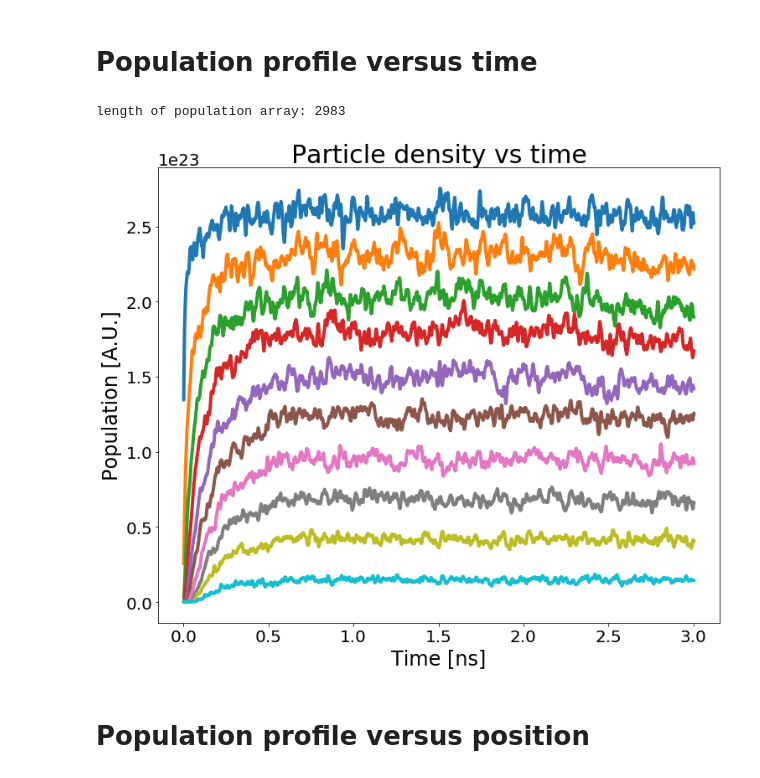
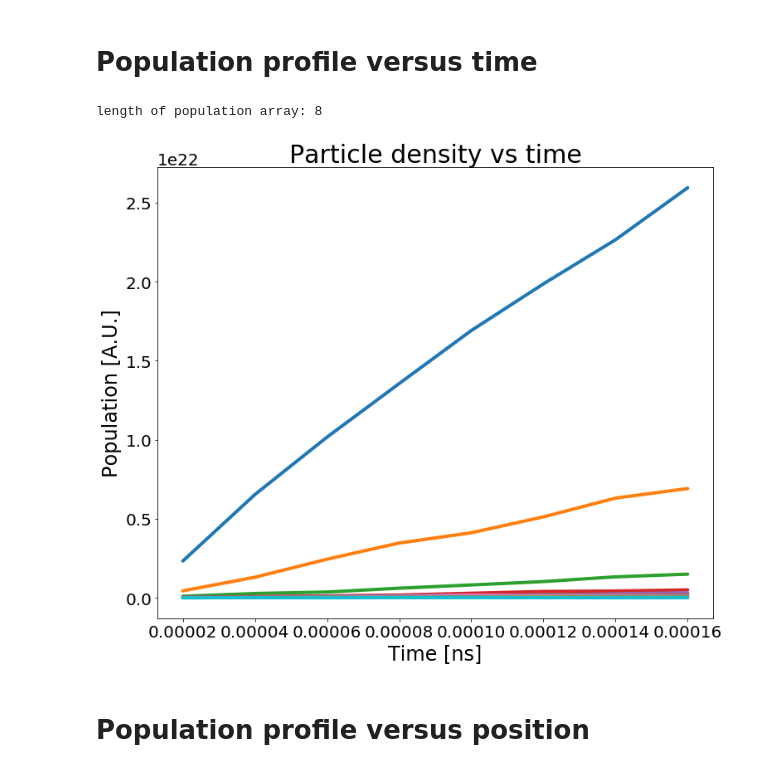
Before and after one commit to amirhosseindavoody/cnt_film_monte_carlo, a Jupyter notebook: visualization/monte_carlo_results.ipynb, the cells around one changed output. Cells and saved outputs as stored; diff of their text form; code cells hidden in the pictures.

```diff
--- a/visualization/monte_carlo_results.ipynb
+++ b/visualization/monte_carlo_results.ipynb
@@ -23,12 +23,14 @@ eV = 1.6e-19 # electron volt in Jouls
 # %%
 directories = list()
 
-directories.append(os.path.expanduser("~/research/monte_carlo_davoody_realistic_random_5to20_bids_1.5nm_thick"))
-directories.append(os.path.expanduser("~/research/monte_carlo_davoody_realistic_random_5to20_bids_2nm_thick"))
-directories.append(os.path.expanduser("~/research/monte_carlo_davoody_realistic_random_5to20_bids_2.5nm_thick"))
-directories.append(os.path.expanduser("~/research/monte_carlo_davoody_realistic_random_5to20_bids_3nm_thick"))
-directories.append(os.path.expanduser("~/research/monte_carlo_davoody_realistic_random_5to20_bids_3.5nm_thick"))
-directories.append(os.path.expanduser("~/research/monte_carlo_davoody_realistic_random_5to20_bids_4nm_thick"))
+directories.append(os.path.expanduser("~/research/monte_carlo_fiber"))
+
+# directories.append(os.path.expanduser("~/research/monte_carlo_davoody_realistic_random_5to20_bids_1.5nm_thick"))
+# directories.append(os.path.expanduser("~/research/monte_carlo_davoody_realistic_random_5to20_bids_2nm_thick"))
+# directories.append(os.path.expanduser("~/research/monte_carlo_davoody_realistic_random_5to20_bids_2.5nm_thick"))
+# directories.append(os.path.expanduser("~/research/monte_carlo_davoody_realistic_random_5to20_bids_3nm_thick"))
+# directories.append(os.path.expanduser("~/research/monte_carlo_davoody_realistic_random_5to20_bids_3.5nm_thick"))
+# directories.append(os.path.expanduser("~/research/monte_carlo_davoody_realistic_random_5to20_bids_4nm_thick"))
 # %% [markdown]
 # read the current data
 # %%
@@ -66,7 +68,7 @@ fig = plt.figure(figsize=(12,10))
 ax = fig.add_subplot(1,1,1)
 legends = []
 for d in directories:
-    c = plot_current(d, ax=ax)
+    c = plot_current(d, ax=ax, box_size=1)
     current = np.append(current,c)
     legends.append(os.path.basename(d))
 _ = ax.legend(legends, fontsize=14)
@@ -84,36 +81,36 @@ steady state drain current: 7.23e+24
 # %%
 def plot_population_vs_time(directory, box_size=10, color=None, ax=None):
     if (ax is None):
         fig = plt.figure(figsize=(12,10))
         ax = fig.add_subplot(1,1,1)
     filename = os.path.join(directory, "population_profile.dat")
     population = np.loadtxt(filename)
     distance = population[0,1:]
     time = population[1:,0]
     population = population[1:,1:]
     print("length of population array: {}".format(population.shape[0]))
 
     assert (population.shape[0] > box_size), "box_size must be smaller than the number of time steps: {}".format(current.shape[0])
 
     # calculate and plot box average of the data
     box = np.ones(box_size)
     smooth_population = np.zeros((population.shape[0]-box.shape[0]+1,population.shape[1]))
     for i in range(0,population.shape[1]):
         smooth_population[:,i] = np.convolve(population[:,i], box, mode='valid')/np.sum(box)
 
     ax.plot(time[:smooth_population.shape[0]]*1.e9,(smooth_population[:,:]), linewidth=4, color=color)
     _ = ax.set_title("Particle density vs time",fontsize=30)
     _ = ax.set_xlabel("Time [ns]",fontsize=24)
     _ = ax.set_ylabel("Population [A.U.]",fontsize=24)
     _ = ax.tick_params(labelsize=20)
     return ax
 
 fig = plt.figure(figsize=(12,10))
 ax = fig.add_subplot(1,1,1)
-_ = plot_population_vs_time(directories[0],ax=ax)
+_ = plot_population_vs_time(directories[0],ax=ax, box_size=1)
 # %% [output]
-length of population array: 2983
+length of population array: 8
-[figure, old version]
+[figure, new version]
 # %% [markdown]
 # Population profile versus position
 # %%
```
Also changed, not shown: parts of 3 cells of this notebook, 9 other files.
